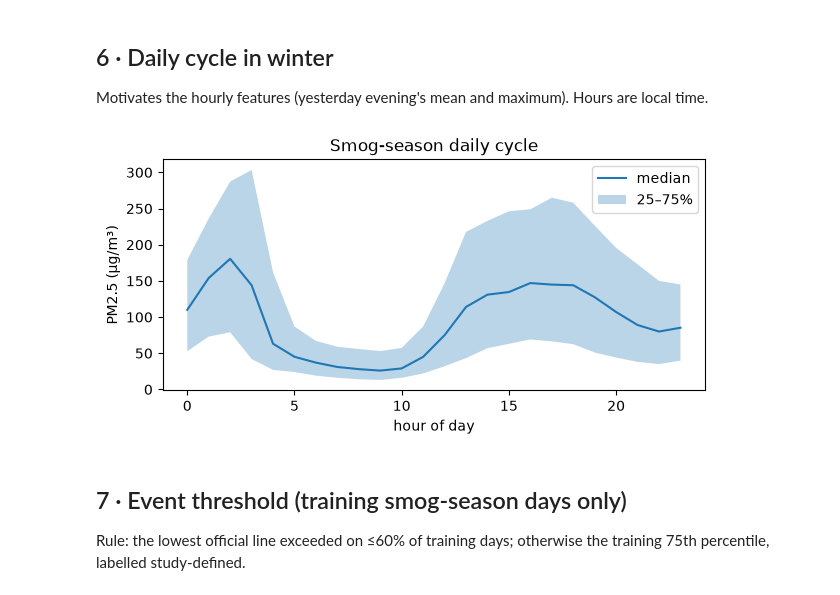
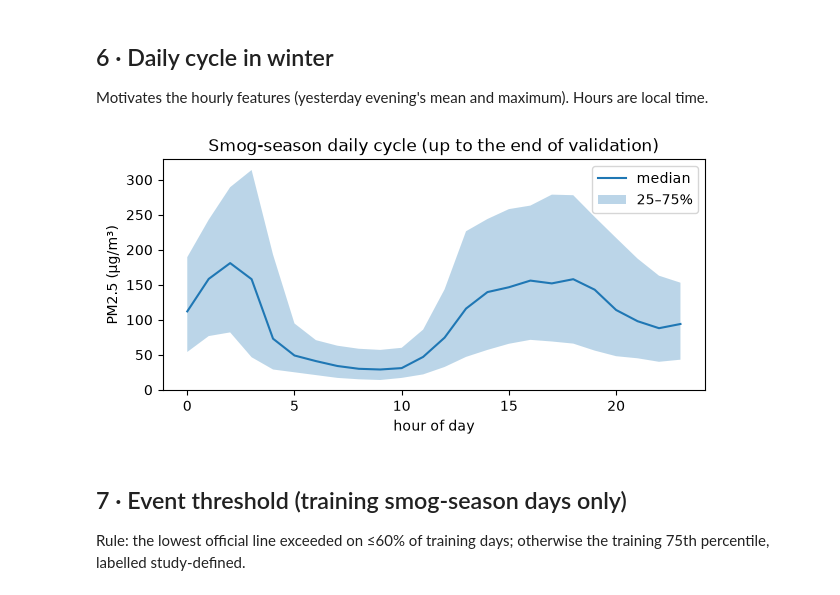
Before and after one commit to Annjnk/Neural-Networks-Prescriptive-Analytics-Project, a Jupyter notebook: notebooks/01_forecast_data_audit.ipynb, the cells around one changed output. Cells and saved outputs as stored; diff of their text form; code cells hidden in the pictures.

```diff
--- a/notebooks/01_forecast_data_audit.ipynb
+++ b/notebooks/01_forecast_data_audit.ipynb
@@ -31,6 +31,7 @@ Every date here is locked. The test winter (2024/25) is never scored in this not
 fp = cfg["forecast"]["periods"]
 display(pd.DataFrame(fp["split"]).T.rename_axis("split"))
 print("Core:", fp["core"], "| Pre-ban sensitivity:", fp["pre_ban_sensitivity"])
+VAL_END = pd.Timestamp(fp["split"]["val"]["end"])   # PM2.5 values after this date stay sealed (CLAUDE.md rule 1)
 print("Smog season months:", cfg["smog_months"], "| Raw-coal ban:", cfg["structural_break"])
 # %% [output]
 |  | start | end |
@@ -116,14 +123,15 @@ af.plot_season_means(daily, cfg); plt.show()
 Motivates the hourly features (yesterday evening's mean and maximum). Hours are local time.
 # %%
 from uaq.periods import in_months
-h = hourly[in_months(hourly["ts_local"].dt.tz_localize(None), cfg["smog_months"]).values]
+local_date = hourly["ts_local"].dt.tz_localize(None).dt.normalize()
+h = hourly[in_months(local_date, cfg["smog_months"]).values & (local_date <= VAL_END).values]   # test winter sealed
 prof = h.groupby(h["ts_local"].dt.hour)["pm25"].quantile([0.25, 0.5, 0.75]).unstack()
 ax = prof[0.5].plot(figsize=(7, 3), label="median")
 ax.fill_between(prof.index, prof[0.25], prof[0.75], alpha=0.3, label="25–75%")
-ax.set_xlabel("hour of day"); ax.set_ylabel("PM2.5 (µg/m³)"); ax.legend(); ax.set_title("Smog-season daily cycle")
+ax.set_xlabel("hour of day"); ax.set_ylabel("PM2.5 (µg/m³)"); ax.legend(); ax.set_title("Smog-season daily cycle (up to the end of validation)")
 plt.show()
 # %% [output]
-[figure, old version]
+[figure, new version]
 # %% [markdown]
 ## 7 · Event threshold (training smog-season days only)
 Rule: the lowest official line exceeded on ≤60% of training days; otherwise the training 75th percentile, labelled study-defined.
```
Also changed, not shown: parts of 4 cells of this notebook, 3 other files.
